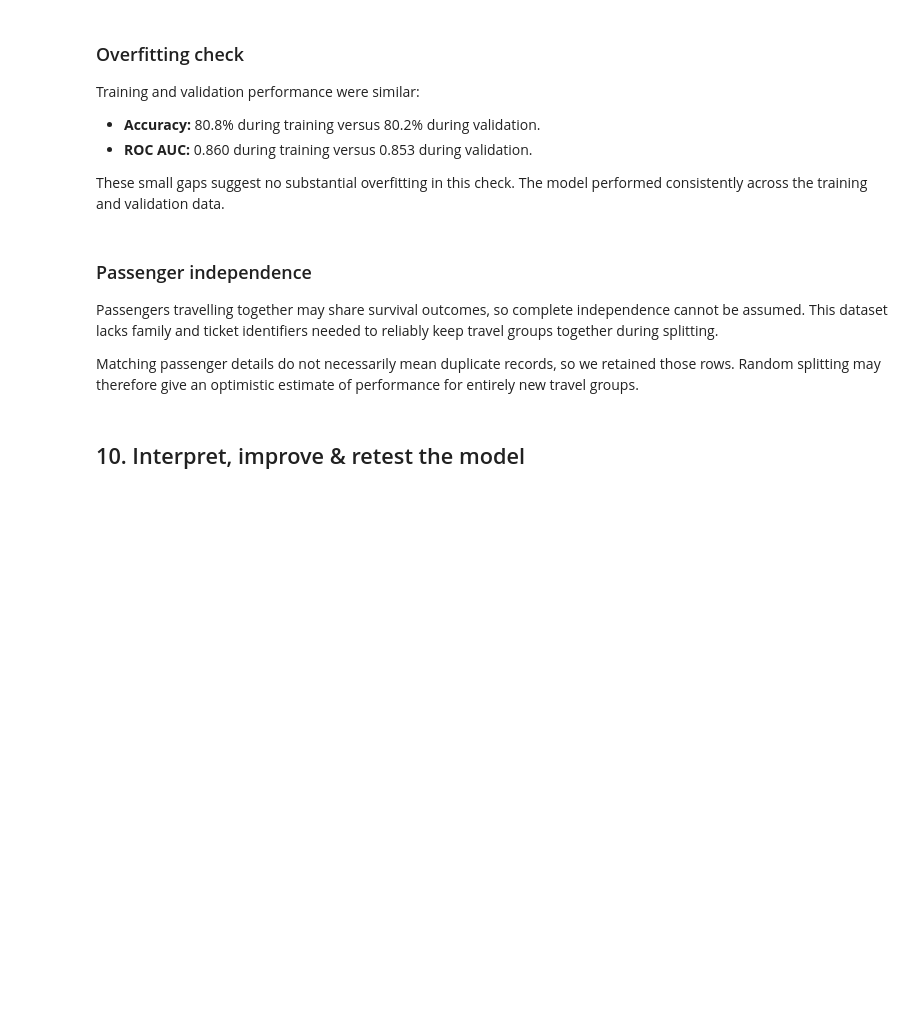
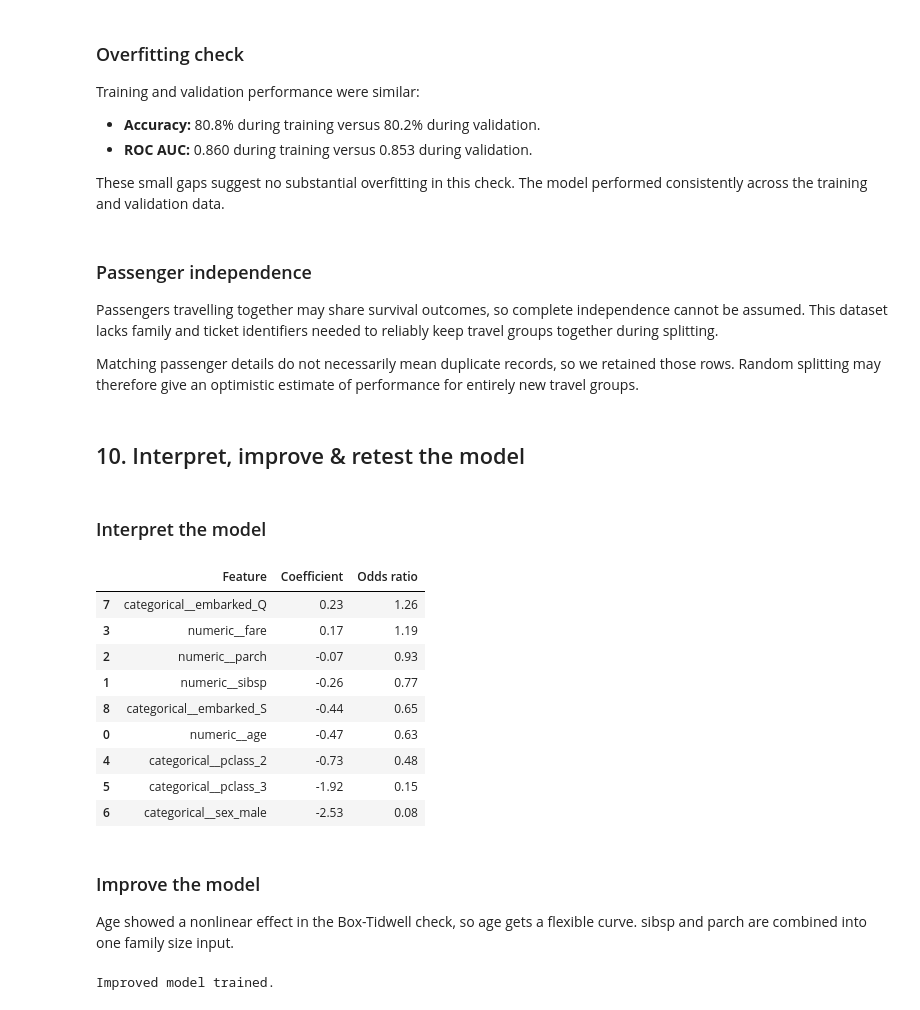
Before and after one commit to TuhinShaikh/Logistic-Regression, a Jupyter notebook: titanic_logistic_regression.ipynb, the cells around one changed output. Saved outputs shown, nothing was run; the diff lists cells and outputs as text; code cells hidden in the pictures; blank space fills up the shorter version.

Commit message:
Add step 10: interpret, improve and retest

```diff
--- a/titanic_logistic_regression.ipynb
+++ b/titanic_logistic_regression.ipynb
@@ -789,3 +789,69 @@ so we retained those rows. Random splitting may therefore give an optimistic
 estimate of performance for entirely new travel groups.
 # %% [markdown]
 ## 10. Interpret, improve & retest the model
+# %% [markdown]
+### Interpret the model
+# %%
+# Pull the learned weights out of the trained model
+feature_names = model.named_steps["preprocessor"].get_feature_names_out()
+coefs = model.named_steps["classifier"].coef_[0]
+
+# Odds ratio above 1 = raises survival chances, below 1 = lowers them
+coef_table = pd.DataFrame({
+    "Feature": feature_names,
+    "Coefficient": coefs,
+    "Odds ratio": np.exp(coefs)
+}).sort_values("Coefficient", ascending=False)
+
+coef_table.round(2)
+# %% [output]
+|  | Feature | Coefficient | Odds ratio |
+| 7 | categorical__embarked_Q | 0.23 | 1.26 |
+| 3 | numeric__fare | 0.17 | 1.19 |
+| 2 | numeric__parch | -0.07 | 0.93 |
+| 1 | numeric__sibsp | -0.26 | 0.77 |
+| 8 | categorical__embarked_S | -0.44 | 0.65 |
+| 0 | numeric__age | -0.47 | 0.63 |
+| 4 | categorical__pclass_2 | -0.73 | 0.48 |
+| 5 | categorical__pclass_3 | -1.92 | 0.15 |
+| 6 | categorical__sex_male | -2.53 | 0.08 |
+# %% [markdown]
+### Improve the model
+Age showed a nonlinear effect in the Box-Tidwell check, so age gets a flexible curve. sibsp and parch are combined into one family size input.
+# %%
+from sklearn.preprocessing import SplineTransformer
+
+# New input: family size (replaces sibsp and parch)
+X2 = X.copy()
+X2["family_size"] = X2["sibsp"] + X2["parch"] + 1
+
+# Use the same passengers as the original train/test split
+X_train2 = X2.loc[X_train.index]
+X_test2 = X2.loc[X_test.index]
+
+# Age gets a flexible curve instead of a straight line
+age_pipeline = Pipeline([
+    ("imputer", SimpleImputer(strategy="median")),
+    ("spline", SplineTransformer(n_knots=5, degree=3, include_bias=False))
+])
+
+other_numeric_pipeline = Pipeline([
+    ("imputer", SimpleImputer(strategy="median")),
+    ("scaler", StandardScaler())
+])
+
+preprocessor2 = ColumnTransformer([
+    ("age", age_pipeline, ["age"]),
+    ("numeric", other_numeric_pipeline, ["fare", "family_size"]),
+    ("categorical", categorical_pipeline, ["pclass", "sex", "embarked"])
+])
+
+model2 = Pipeline([
+    ("preprocessor", preprocessor2),
+    ("classifier", LogisticRegression(max_iter=1000, random_state=RANDOM_STATE))
+])
+
+model2.fit(X_train2, y_train)
+print("Improved model trained.")
+# %% [output]
+Improved model trained.
```
Also changed, not shown: parts of 5 cells of this notebook.
